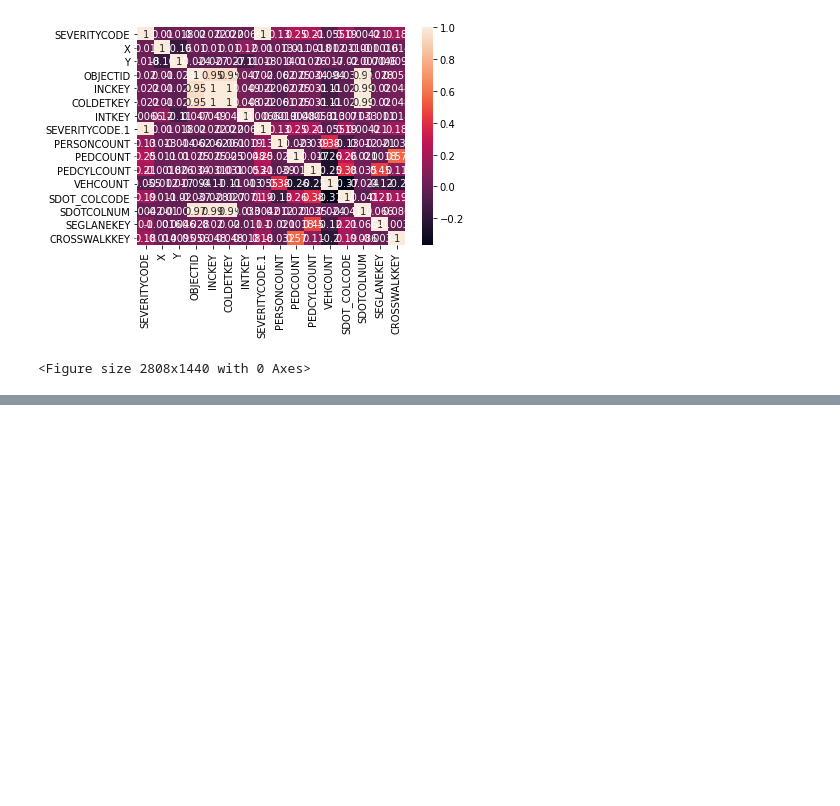
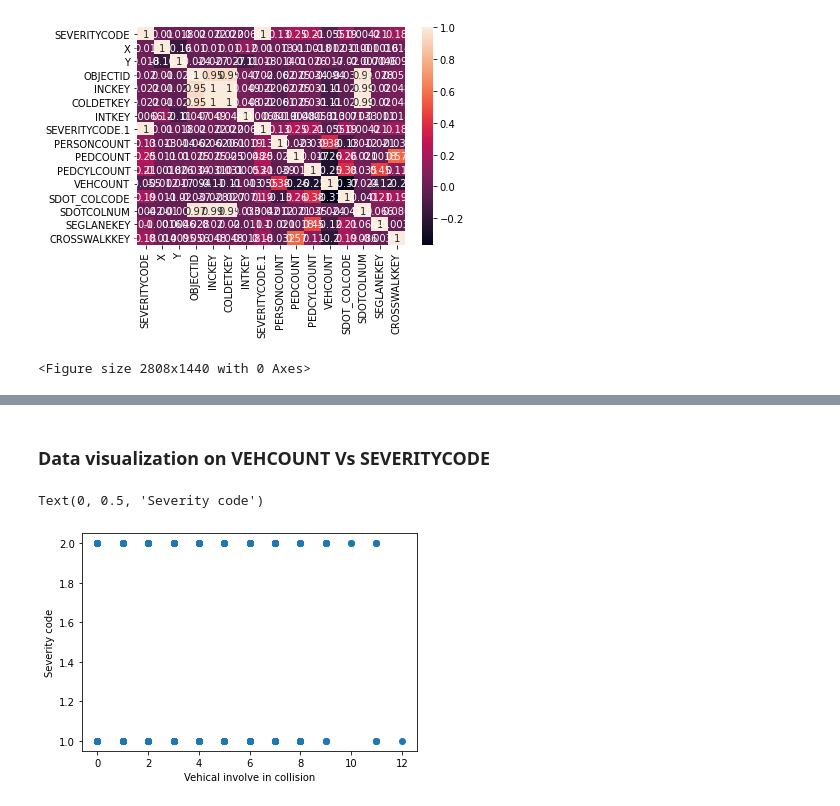
Before and after one commit to aks97cs/applied-datascience-on-car-collision, a Jupyter notebook: car-collision-capston.ipynb, the cells around one changed output, grey strips where cells are left out. Saved outputs shown, nothing was run; the diff lists cells and outputs as text; code cells hidden in the pictures; blank space fills up the shorter version.

```diff
--- a/car-collision-capston.ipynb
+++ b/car-collision-capston.ipynb
@@ -86,0 +103,9 @@ plt.show()
+# %% [markdown]
+### Data visualization on VEHCOUNT Vs SEVERITYCODE
+# %%
+plt.scatter(y=df['SEVERITYCODE'], x=df['VEHCOUNT'])
+plt.xlabel("Vehical involve in collision")
+plt.ylabel("Severity code")
+# %% [output]
+Text(0, 0.5, 'Severity code')
+[figure, added]
```
Also changed, not shown: parts of 16 cells of this notebook.
